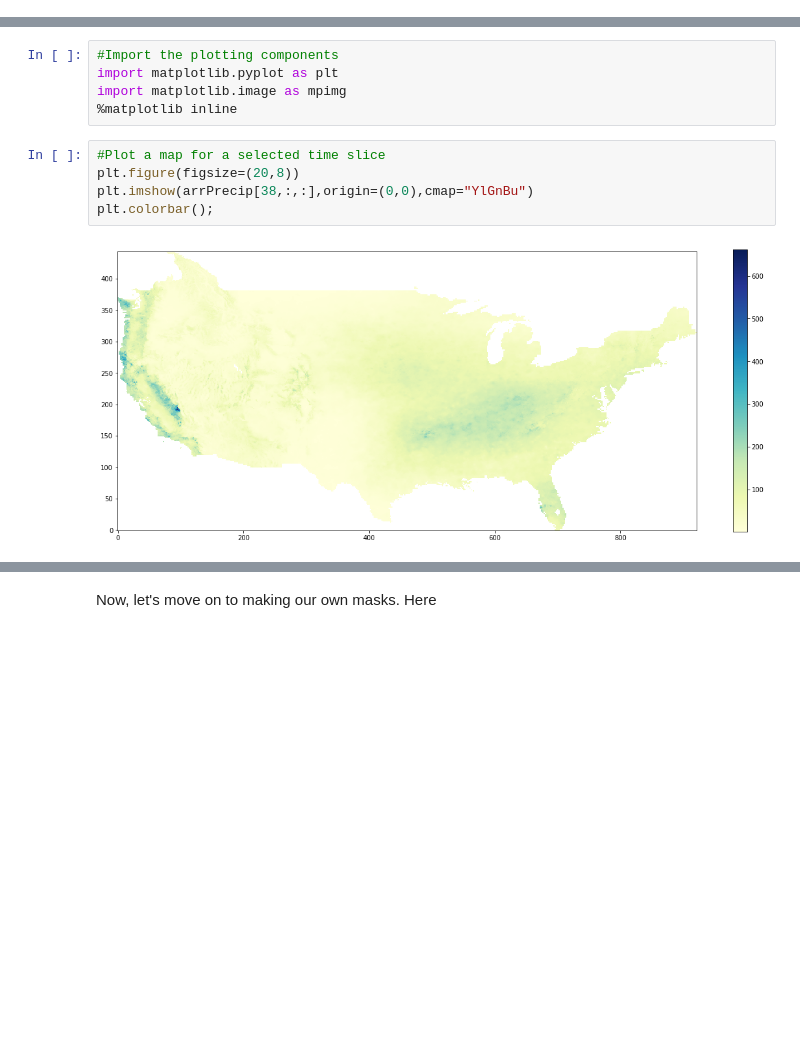
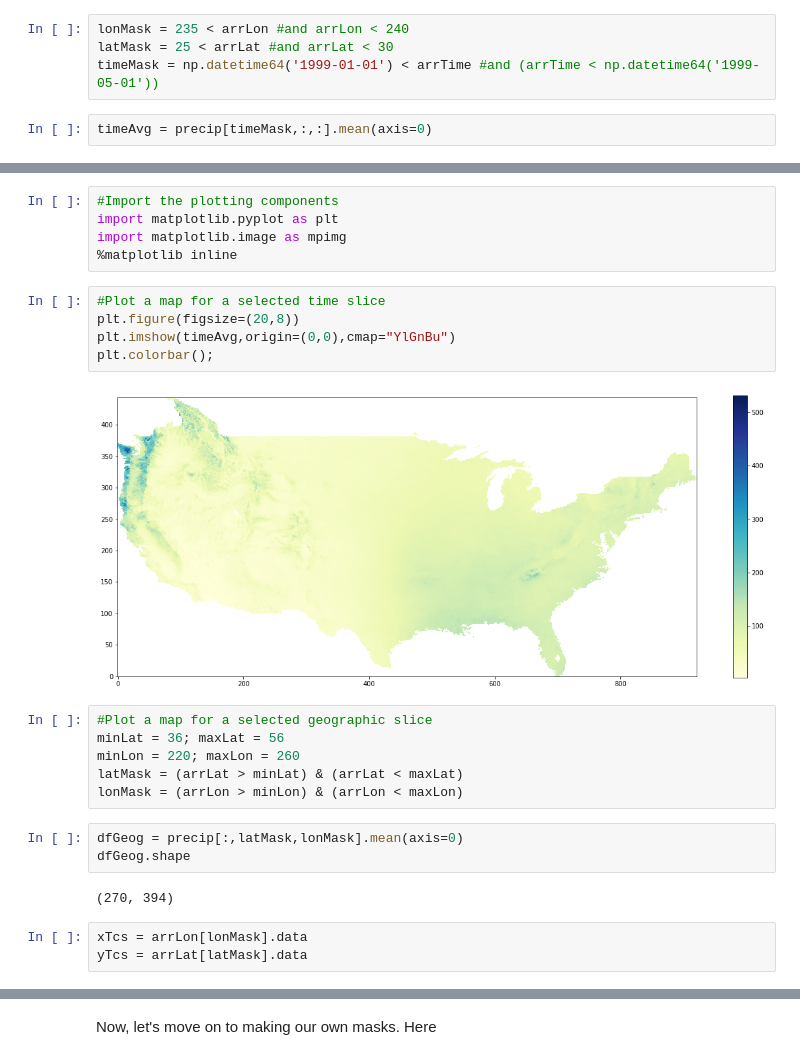
Before and after one commit to ENV859/ClimateData, a Jupyter notebook: sample-m.ipynb, the cells around one changed output, grey strips where cells are left out. Saved outputs shown, nothing was run; the diff lists cells and outputs as text; blank space fills up the shorter version.

Commit message:
Experimenting with indices, masks, and plotting

```diff
--- a/sample-m.ipynb
+++ b/sample-m.ipynb
@@ -46,3 +116,9 @@ float32 precipitation(time, lat, lon)
 unlimited dimensions:
 current shape = (192, 444, 922)
 filling on
+# %%
+lonMask = 235 < arrLon #and arrLon < 240
+latMask = 25 < arrLat #and arrLat < 30
+timeMask = np.datetime64('1999-01-01') < arrTime #and (arrTime < np.datetime64('1999-05-01'))
+# %%
+timeAvg = precip[timeMask,:,:].mean(axis=0)
@@ -233,7 +331,21 @@ import matplotlib.image as mpimg
 # %%
 #Plot a map for a selected time slice
 plt.figure(figsize=(20,8))
-plt.imshow(arrPrecip[38,:,:],origin=(0,0),cmap="YlGnBu")
+plt.imshow(timeAvg,origin=(0,0),cmap="YlGnBu")
 plt.colorbar();
 # %% [output]
-[figure, old version]
+[figure, new version]
+# %%
+#Plot a map for a selected geographic slice
+minLat = 36; maxLat = 56
+minLon = 220; maxLon = 260
+latMask = (arrLat > minLat) & (arrLat < maxLat)
+lonMask = (arrLon > minLon) & (arrLon < maxLon)
+# %%
+dfGeog = precip[:,latMask,lonMask].mean(axis=0)
+dfGeog.shape
+# %% [output]
+(270, 394)
+# %%
+xTcs = arrLon[lonMask].data
+yTcs = arrLat[latMask].data
```
Also changed, not shown: parts of 54 cells of this notebook.
